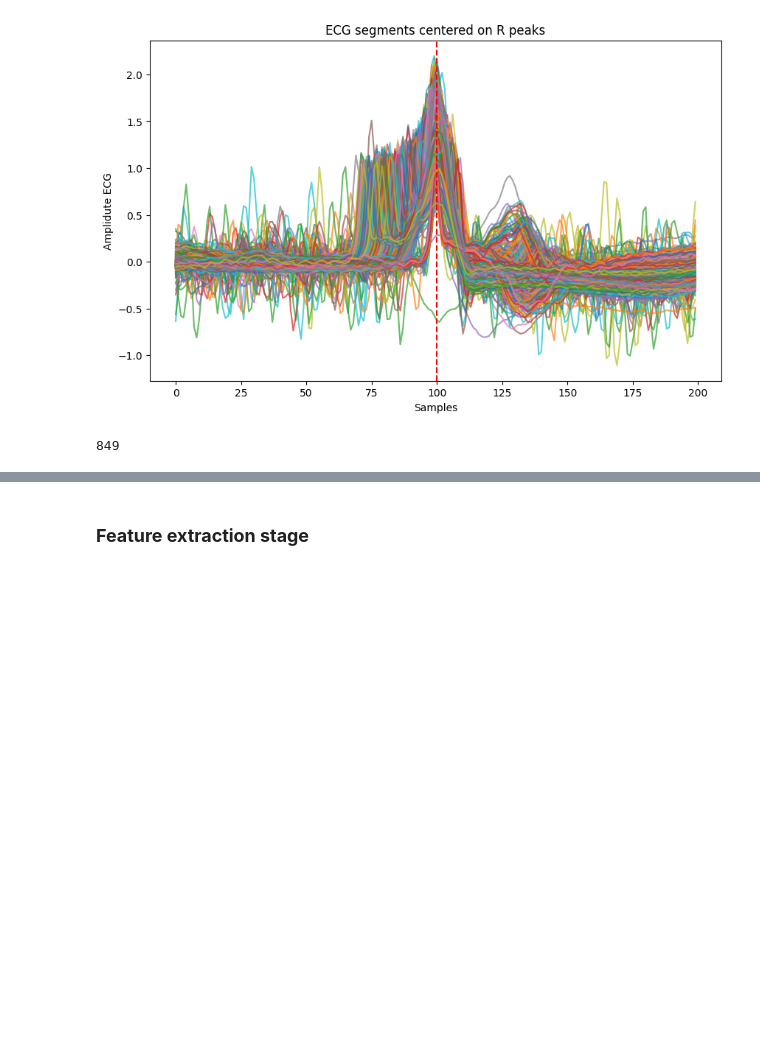
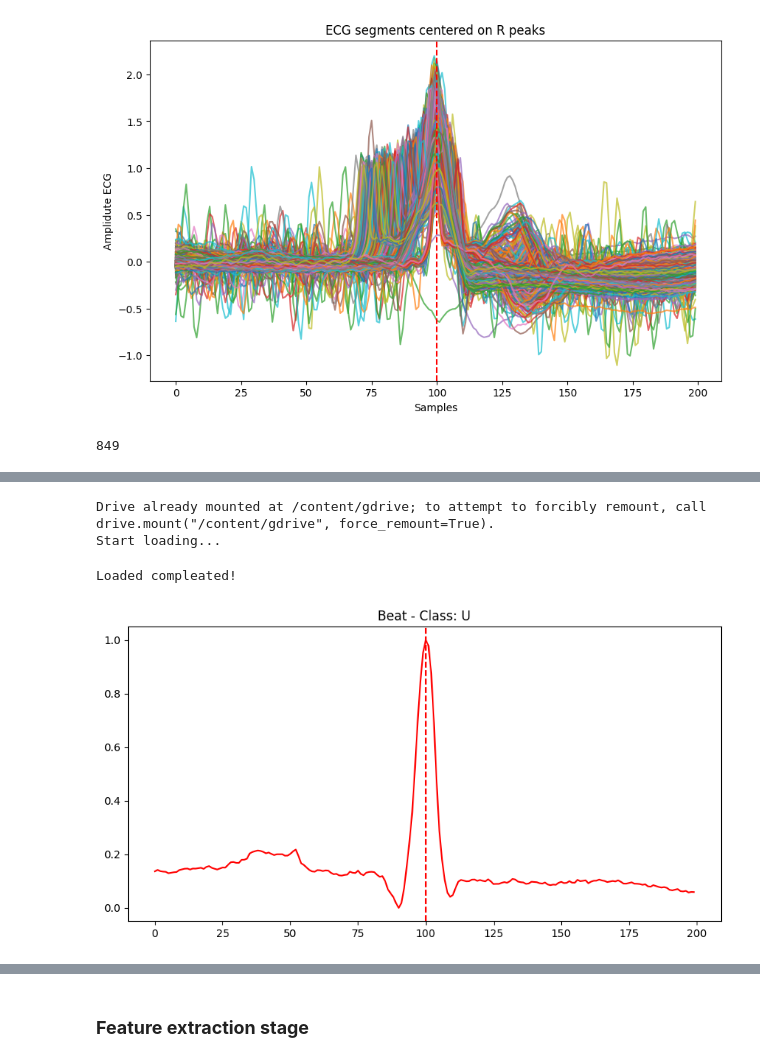
Before and after one commit to GiulioTaralli/Deep-Learning-Classification-MIT-BIH-Arrhythmia-Database, a Jupyter notebook: MIT_BIH_Arrhytmia_Classification.ipynb, the cells around one changed output, grey strips where cells are left out. Cells and saved outputs as stored; diff of their text form; code cells hidden in the pictures; blank space fills up the shorter version.

```diff
--- a/MIT_BIH_Arrhytmia_Classification.ipynb
+++ b/MIT_BIH_Arrhytmia_Classification.ipynb
@@ -330,0 +458,50 @@ len(segments)
+# %%
+drive.mount('/content/gdrive')
+valid_beat_symbols = {"N", "L", "R", "A", "a", "J", "S", "V", "F","!", "e", "j", "E", "f", "x", "Q"}  # Add more if necessary
+patients_data = []
+scaler = MinMaxScaler(feature_range=(0, 1))
+
+print(f"Start loading...")
+for patient_id in tqdm(range(100, 235), initial=1, total=135):  # From patient 100 to patient 234
+  try:
+    patient_record = wfdb.rdrecord(f"/content/gdrive/MyDrive/mit-bih-arrhythmia-database-1.0.0/{patient_id}")
+    annotations = wfdb.rdann(f"/content/gdrive/MyDrive/mit-bih-arrhythmia-database-1.0.0/{patient_id}", 'atr')
+
+    filtered_symbols, filtered_samples = filterBeatAnnotations(annotations, valid_beat_symbols)
+    cleanedSignal = signalFiltering(patient_record.p_signal[:,0]) # Raw ECG data - First lead (numpy array)
+
+    raw_segments, labels = segmentationProcess(cleanedSignal, filtered_samples, filtered_symbols)
+    segments = normalizationProcess(raw_segments, scaler)
+
+    # Save everything in a dictionary
+    patient_entry = {
+        "patient_id": patient_id,
+        "ecg_signal": cleanedSignal,
+        "fs": patient_record.fs,
+        "lead_names": patient_record.sig_name,
+        "beats": segments,
+        "beat_labels": labels,
+        #"beat_positions": filtered_samples  # Beat event locations # comment for now
+    }
+    patients_data.append(patient_entry)
+
+    #print(f"Patient loaded {patient_id}")
+
+  except FileNotFoundError: # Catch error 'cause the patient's number are inconsistent
+    #print(f"Patient {patient_id} not found, moving next...")
+    pass
+
+print(f"Loaded compleated!")
+# %% [output]
+Drive already mounted at /content/gdrive; to attempt to forcibly remount, call drive.mount("/content/gdrive", force_remount=True).
+Start loading...
+Loaded compleated!
+# %%
+plt.figure(figsize=(10, 5))
+segment = patients_data[0].get('beats')[0]
+plt.plot(segment, color="r")  # Transparency for overlay
+plt.axvline(x=window_size // 2, color='r', linestyle='--')  # Center
+plt.title(f"Beat - Class: {patients_data[4].get('beat_labels')[0]}")
+plt.show()
+# %% [output]
+[figure, added]
```
Also changed, not shown: parts of 46 cells of this notebook, 2 other files.
